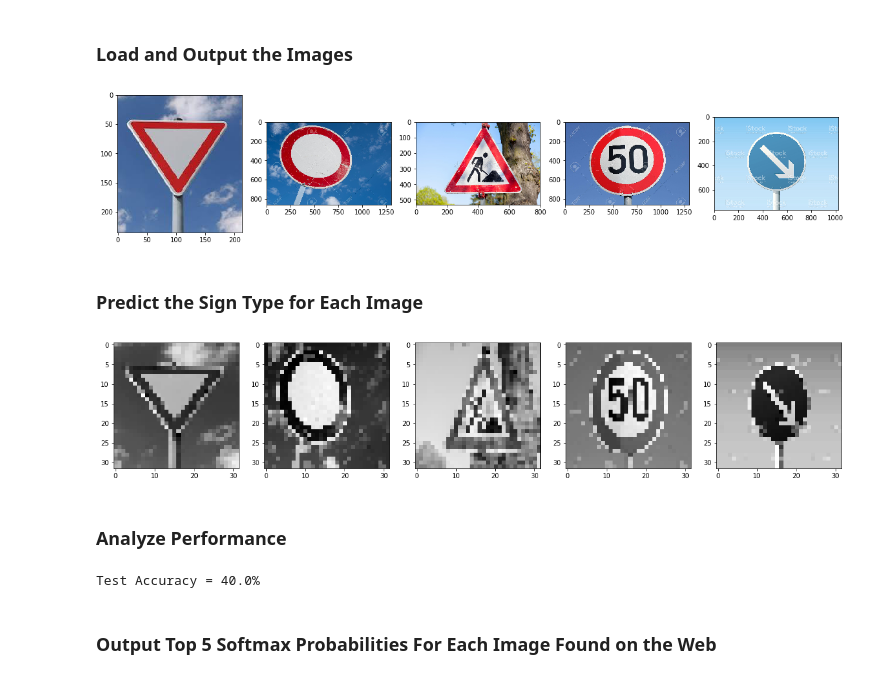
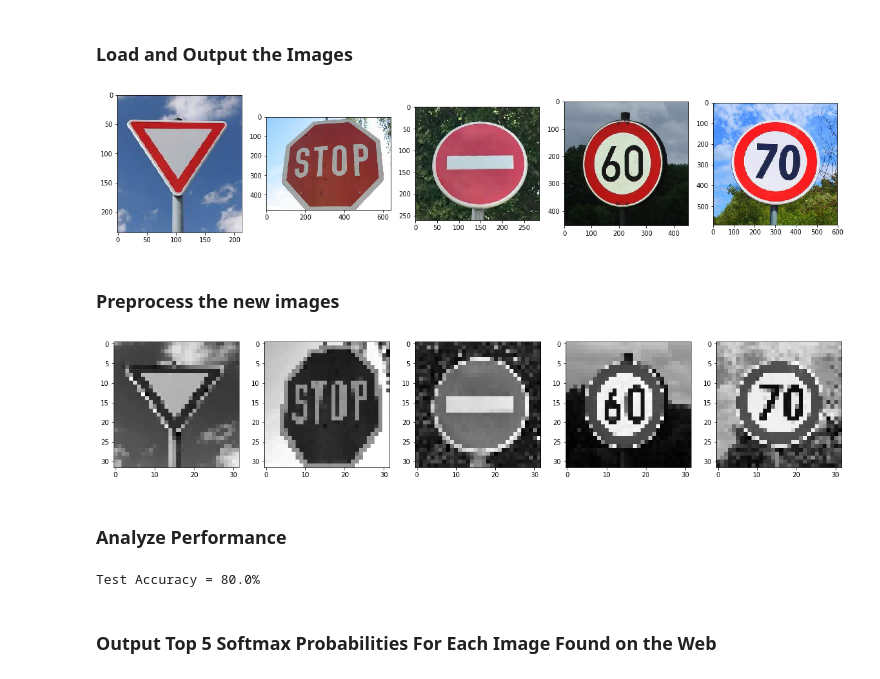
Before and after one commit to IZAR23537/CarND-TrafficSignClassifier-P2, a Jupyter notebook: Traffic_Sign_Classifier.ipynb, the cells around one changed output. Cells and saved outputs as stored; diff of their text form; code cells hidden in the pictures.

```diff
--- a/Traffic_Sign_Classifier.ipynb
+++ b/Traffic_Sign_Classifier.ipynb
@@ -135,10 +128,6 @@ Other pre-processing steps are optional. You can try different techniques to see
 
 Use the code cell (or multiple code cells, if necessary) to implement the first step of your project.
 # %%
-### Preprocess the data here. It is required to normalize the data. Other preprocessing steps could include
-### converting to grayscale, etc.
-### Feel free to use as many code cells as needed.
-
 import cv2
 from sklearn.utils import shuffle
 import numpy as np
@@ -148,7 +137,7 @@ def grayscale(image):
     return np.reshape(img, (32, 32, 1))
 
 def normalize(image):
-    return image/122.5-1
+    return image/127.5-1
 
 def preprocessImages(images):
     prep_images = []
@@ -335,36 +315,29 @@ You may find `signnames.csv` useful as it contains mappings from the class id (i
 # %% [markdown]
 ### Load and Output the Images
 # %%
-### Load the images and plot them here.
-### Feel free to use as many code cells as needed.
-
 import glob
 
-new_labels = [13, 15, 2, 25, 38]
+new_labels = [13, 14, 17, 3, 4]
 new_image_file = glob.glob("new_images/*.jpg")
 new_images = []
 new_images_resized = []
 
 for img in new_image_file:
     img = cv2.cvtColor(cv2.imread(img), cv2.COLOR_BGR2RGB)
     new_images.append(img)
     resized_image = cv2.resize(img, (32,32))
     new_images_resized.append(resized_image)
 
 fig = plt.figure(figsize=(20, 8))
 for i in range(5):
     image = new_images[i]
     fig.add_subplot(1,5,i+1)
     plt.imshow(image)
 # %% [output]
-[figure, old version]
+[figure, new version]
-# %% [markdown]
-### Predict the Sign Type for Each Image
+# %% [markdown]
+### Preprocess the new images
 # %%
-### Run the predictions here and use the model to output the prediction for each image.
-### Make sure to pre-process the images with the same pre-processing pipeline used earlier.
-### Feel free to use as many code cells as needed.
-
 new_images_resized = preprocessImages(new_images_resized)
 
 fig = plt.figure(figsize=(20, 8))
@@ -373,19 +346,16 @@ for i in range(len(new_images_resized)):
     image = new_images_resized[i]
     plt.imshow(np.reshape(image, (32, 32)), cmap='gray')
 # %% [output]
-[figure, old version]
+[figure, new version]
 # %% [markdown]
 ### Analyze Performance
 # %%
-### Calculate the accuracy for these 5 new images.
-### For example, if the model predicted 1 out of 5 signs correctly, it's 20% accurate on these new images.
-
 with tf.Session() as sess:
     saver.restore(sess, tf.train.latest_checkpoint('.'))
     test_accuracy = evaluate(new_images_resized, new_labels)
     print("Test Accuracy = {:.1f}%".format(test_accuracy*100))
 # %% [output]
-Test Accuracy = 40.0%
+Test Accuracy = 80.0%
 # %% [markdown]
 ### Output Top 5 Softmax Probabilities For Each Image Found on the Web
 # %% [markdown]
```
Also changed, not shown: parts of 8 cells of this notebook, 5 other files.
